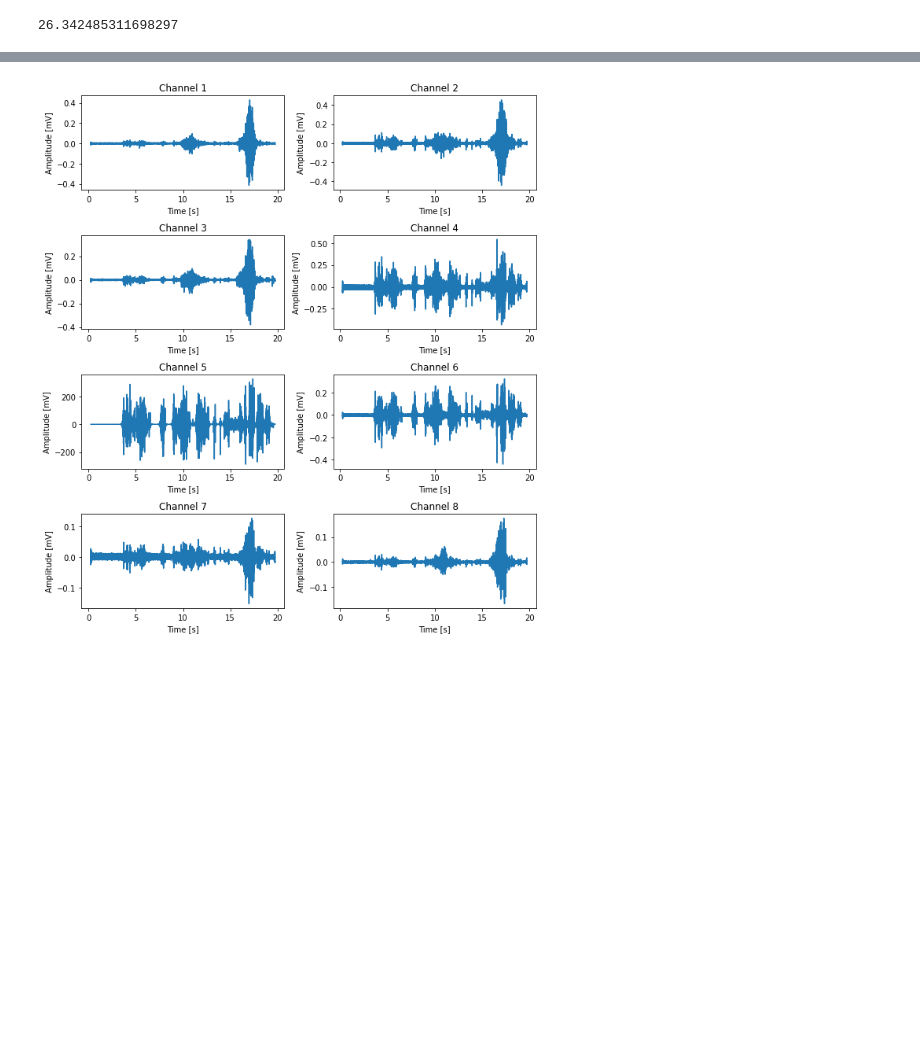
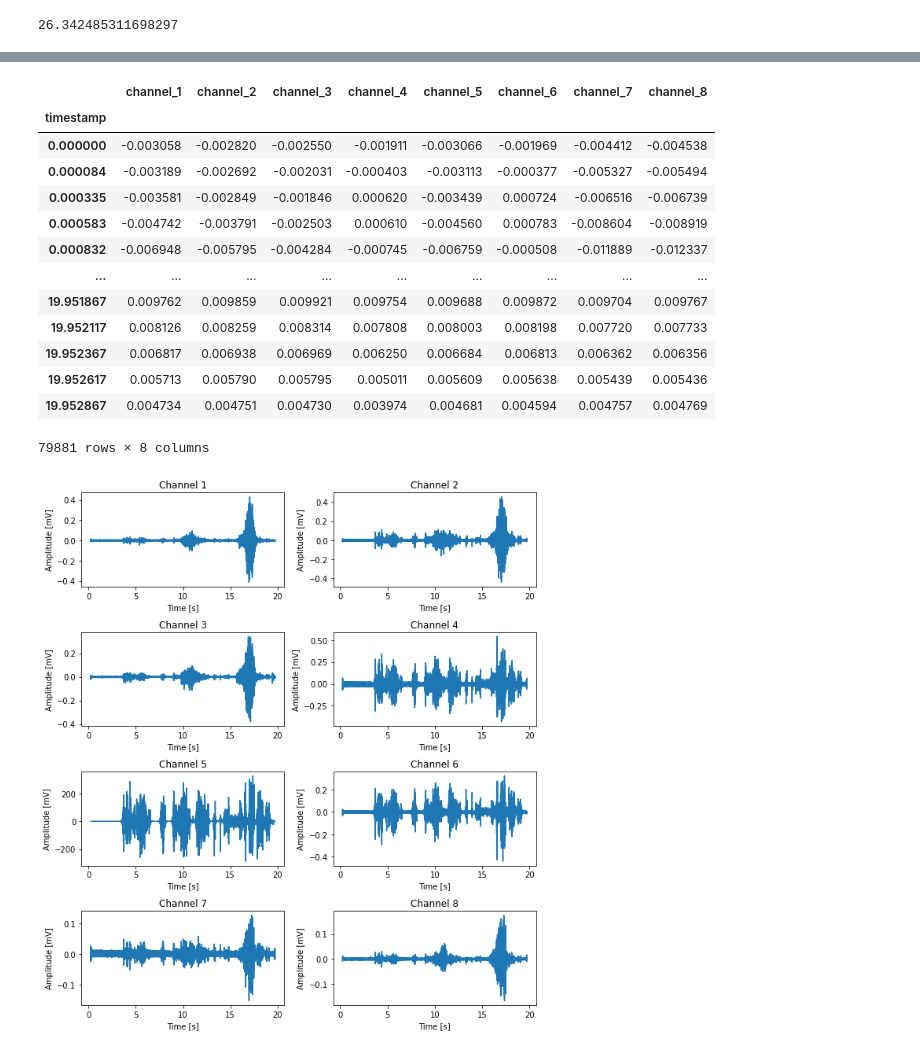
Before and after one commit to kstray/master-thesis-implementation, a Jupyter notebook: emg_processing.ipynb, the cells around one changed output, grey strips where cells are left out. Drawn from its saved outputs; the diff is of its cells as text; code cells hidden in the pictures; blank space fills up the shorter version.

```diff
--- a/emg_processing.ipynb
+++ b/emg_processing.ipynb
@@ -113,3 +116,20 @@ Float64Index([      0.0,     8e-05,  0.000308,  0.000557,  0.000807,  0.001057,
+# %%
+df_comb
+# %% [output]
+|  | channel_1 | channel_2 | channel_3 | channel_4 | channel_5 | channel_6 | channel_7 | channel_8 |
+| timestamp |  |  |  |  |  |  |  |  |
+| 0.000000 | -0.003058 | -0.002820 | -0.002550 | -0.001911 | -0.003066 | -0.001969 | -0.004412 | -0.004538 |
+| 0.000084 | -0.003189 | -0.002692 | -0.002031 | -0.000403 | -0.003113 | -0.000377 | -0.005327 | -0.005494 |
+| 0.000335 | -0.003581 | -0.002849 | -0.001846 | 0.000620 | -0.003439 | 0.000724 | -0.006516 | -0.006739 |
+| 0.000583 | -0.004742 | -0.003791 | -0.002503 | 0.000610 | -0.004560 | 0.000783 | -0.008604 | -0.008919 |
+| 0.000832 | -0.006948 | -0.005795 | -0.004284 | -0.000745 | -0.006759 | -0.000508 | -0.011889 | -0.012337 |
+| ... | ... | ... | ... | ... | ... | ... | ... | ... |
+| 19.951867 | 0.009762 | 0.009859 | 0.009921 | 0.009754 | 0.009688 | 0.009872 | 0.009704 | 0.009767 |
+| 19.952117 | 0.008126 | 0.008259 | 0.008314 | 0.007808 | 0.008003 | 0.008198 | 0.007720 | 0.007733 |
+| 19.952367 | 0.006817 | 0.006938 | 0.006969 | 0.006250 | 0.006684 | 0.006813 | 0.006362 | 0.006356 |
+| 19.952617 | 0.005713 | 0.005790 | 0.005795 | 0.005011 | 0.005609 | 0.005638 | 0.005439 | 0.005436 |
+| 19.952867 | 0.004734 | 0.004751 | 0.004730 | 0.003974 | 0.004681 | 0.004594 | 0.004757 | 0.004769 |
+79881 rows × 8 columns
 # %%
 # Plot channels
 plt.figure(figsize=(9,10))
```
Also changed, not shown: parts of 3 cells of this notebook.
